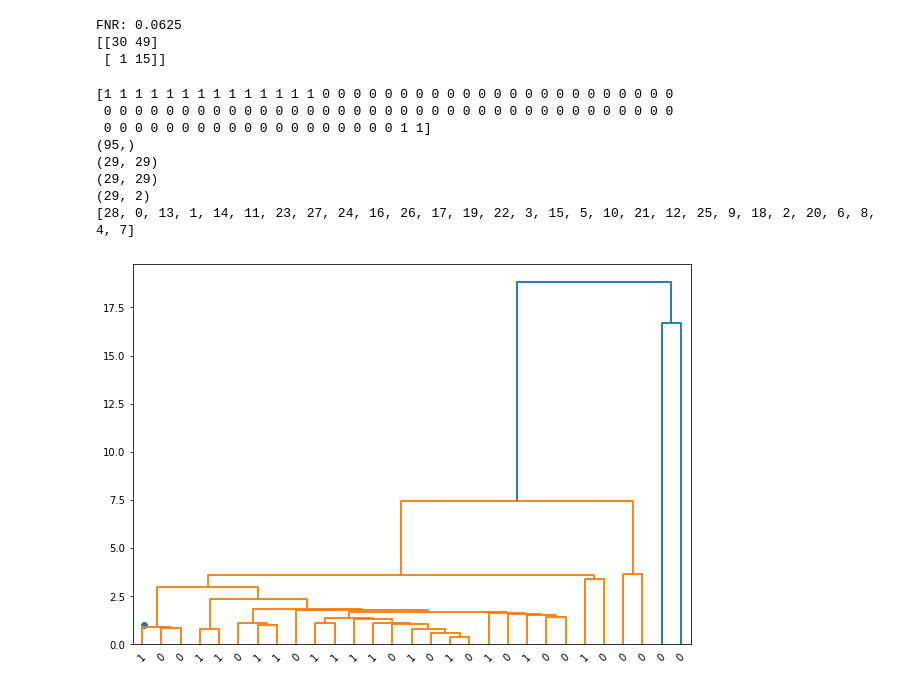
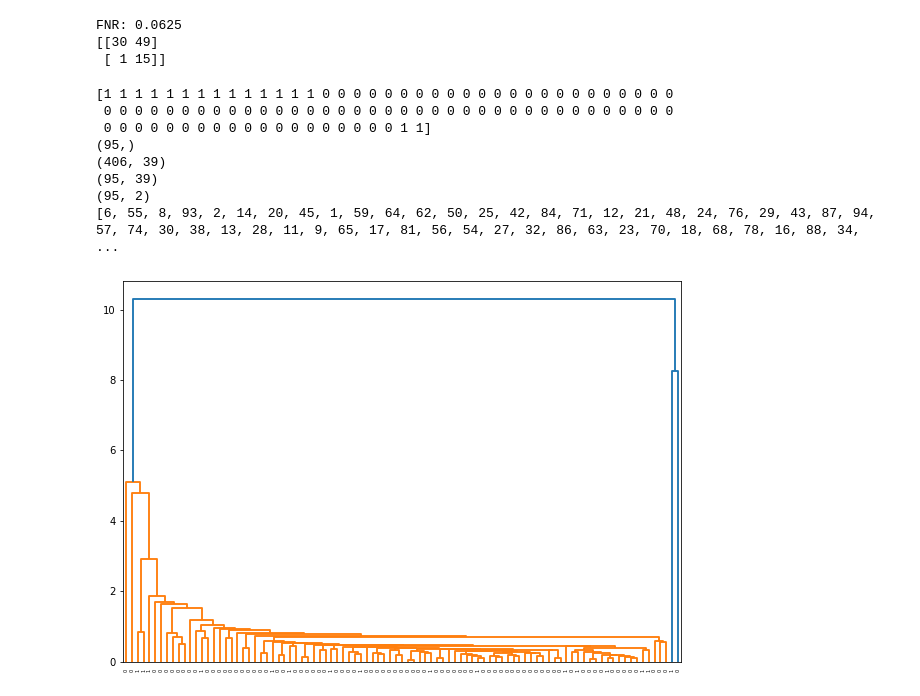
Before and after one commit to cwhite098/MDM3_Project1_Quartix, a Jupyter notebook: Data_Exploration.ipynb, the cells around one changed output. Cells and saved outputs as stored; diff of their text form; code cells hidden in the pictures.

```diff
--- a/Data_Exploration.ipynb
+++ b/Data_Exploration.ipynb
@@ -995,8 +988,8 @@ from scipy.cluster.hierarchy import dendrogram, linkage
 scaler = StandardScaler()
 
 # Load data and labels
-cat_data = load_list("C:\\Users\\kiera\\Documents\\university\\3rd year\\mdm 3\\quartix\\MDM3_Project1_Quartix\\pickle_data", 'cat_data')
-uncat_data = load_list("C:\\Users\\kiera\\Documents\\university\\3rd year\\mdm 3\\quartix\\MDM3_Project1_Quartix\\pickle_data", 'uncat_data')
+cat_data = load_list("pickle_data", 'cat_data')
+uncat_data = load_list("pickle_data", 'uncat_data')
 labels2 = np.array(get_labels(cat_data))
 print(labels2)
 print(np.shape(labels2))
@@ -1005,40 +998,35 @@ print(np.shape(labels2))
 train_x = extract_features(uncat_data)
 train_x = scaler.fit_transform(train_x)
 print(train_x.shape)
 test_x = extract_features(cat_data)
 test_x = scaler.transform(test_x)
 
-pca = PCA(n_components=2)
-train_pca = pca.fit_transform(train_x)
-test_pca = pca.transform(test_x)
 print(np.shape(test_x))
 print(np.shape(test_pca))
 #linked = linkage(train_x, 'single')
 
 labelList = range(1, 11)
 #sl_mergings = linkage(test_x, method="single", metric='euclidean')
 sl_mergings = linkage(test_pca, method="single", metric='euclidean')
 plt.figure(figsize=(10, 7))
 
-
 R=dendrogram(sl_mergings)
 print(R["leaves"])
-
 
 np.zeros(np.size(R["leaves"]))
 for i in range(len(R["leaves"])):
     R["leaves"][i] = labels2[R["leaves"][i]]
 
 R=dendrogram(sl_mergings,labels=R["leaves"])
 
 plt.show()
 # %% [output]
 [1 1 1 1 1 1 1 1 1 1 1 1 1 1 0 0 0 0 0 0 0 0 0 0 0 0 0 0 0 0 0 0 0 0 0 0 0
  0 0 0 0 0 0 0 0 0 0 0 0 0 0 0 0 0 0 0 0 0 0 0 0 0 0 0 0 0 0 0 0 0 0 0 0 0
  0 0 0 0 0 0 0 0 0 0 0 0 0 0 0 0 0 0 0 1 1]
 (95,)
-(29, 29)
-(29, 29)
-(29, 2)
-[28, 0, 13, 1, 14, 11, 23, 27, 24, 16, 26, 17, 19, 22, 3, 15, 5, 10, 21, 12, 25, 9, 18, 2, 20, 6, 8, 4, 7]
+(406, 39)
+(95, 39)
+(95, 2)
+[6, 55, 8, 93, 2, 14, 20, 45, 1, 59, 64, 62, 50, 25, 42, 84, 71, 12, 21, 48, 24, 76, 29, 43, 87, 94, 57, 74, 30, 38, 13, 28, 11, 9, 65, 17, 81, 56, 54, 27, 32, 86, 63, 23, 70, 18, 68, 78, 16, 88, 34,  ...
-[figure, old version]
+[figure, new version]
```
Also changed, not shown: parts of 1 cell of this notebook.
